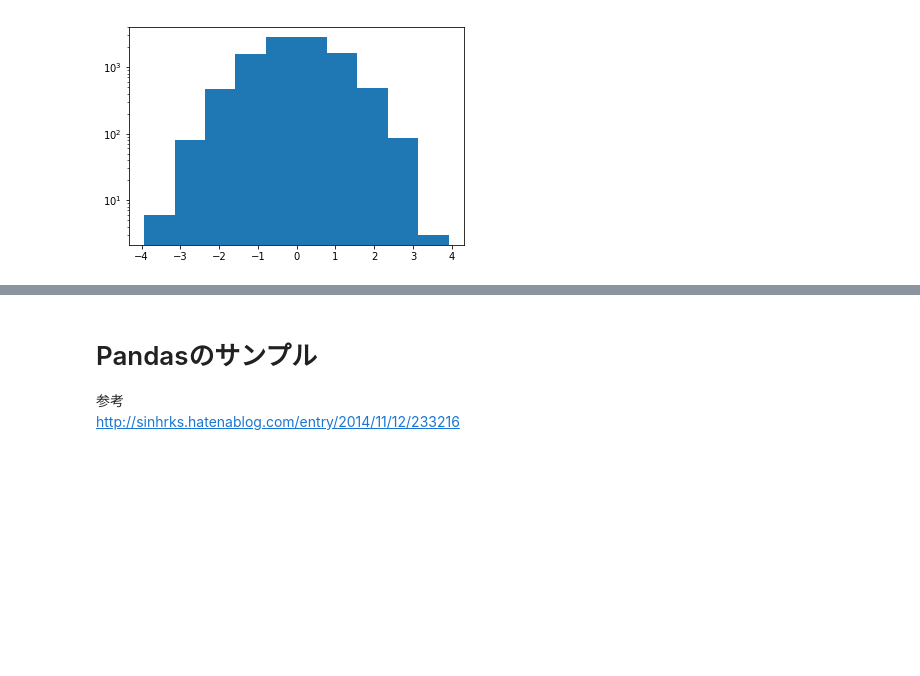
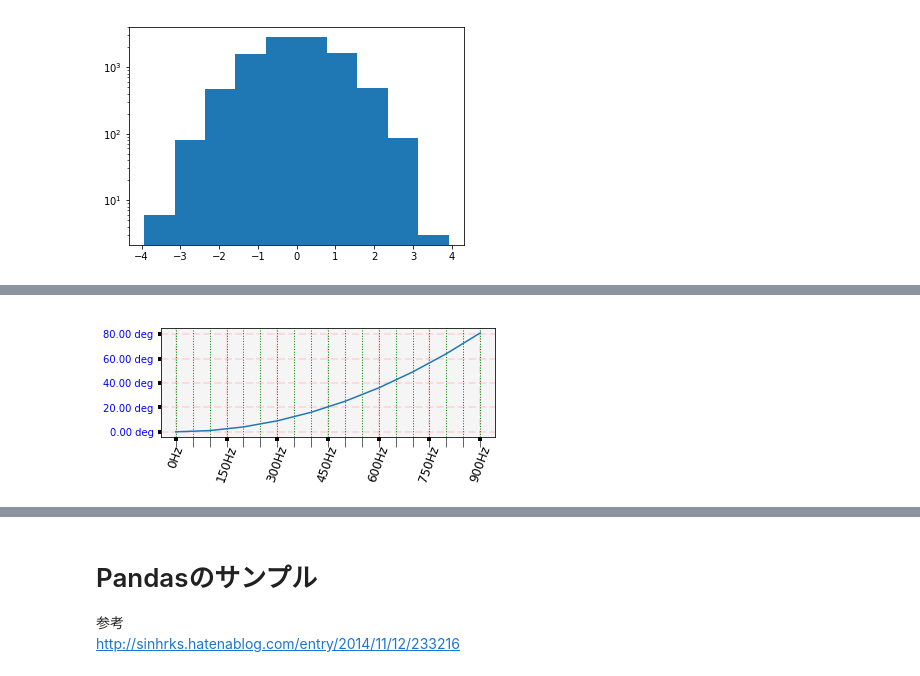
Before and after one commit to t2240013/hello-world, a Jupyter notebook: PythonMemo.ipynb, the cells around one changed output, grey strips where cells are left out. Cells and saved outputs as stored; diff of their text form; code cells hidden in the pictures; blank space fills up the shorter version.

```diff
--- a/PythonMemo.ipynb
+++ b/PythonMemo.ipynb
@@ -327,0 +333,24 @@ plt.show()
+# %%
+x = np.arange(10)
+y = x*x
+# %%
+import matplotlib.ticker as ticker
+fig, ax = plt.subplots(figsize=(6,2))
+ax.plot(x,y)
+ax.grid(True)
+ax.set_facecolor('whitesmoke')
+ax.xaxis.set_major_locator(ticker.MultipleLocator(1.5))
+ax.xaxis.set_minor_locator(ticker.MultipleLocator(0.5))
+ax.xaxis.set_major_formatter( ticker.FuncFormatter( lambda x,pos: "%dHz" % (x*100)) )
+ax.tick_params(which='major', width=4)
+ax.tick_params(which='minor', length=10)
+#https://matplotlib.org/api/_as_gen/matplotlib.axes.Axes.tick_params.html
+ax.tick_params( axis='x', labelrotation=70.0, labelsize='large')
+
+ax.yaxis.set_major_formatter( ticker.FormatStrFormatter("%.2f deg") )
+ax.tick_params( axis='y', labelcolor='blue' )
+ax.grid( which='minor', c='g', ls=':', lw=1 )
+ax.grid( which ='major', color='r', linestyle='--', linewidth=2, alpha=0.1)
+plt.show()
+# %% [output]
+[figure, added]
```
Also changed, not shown: parts of 12 cells of this notebook, 2 other files.
